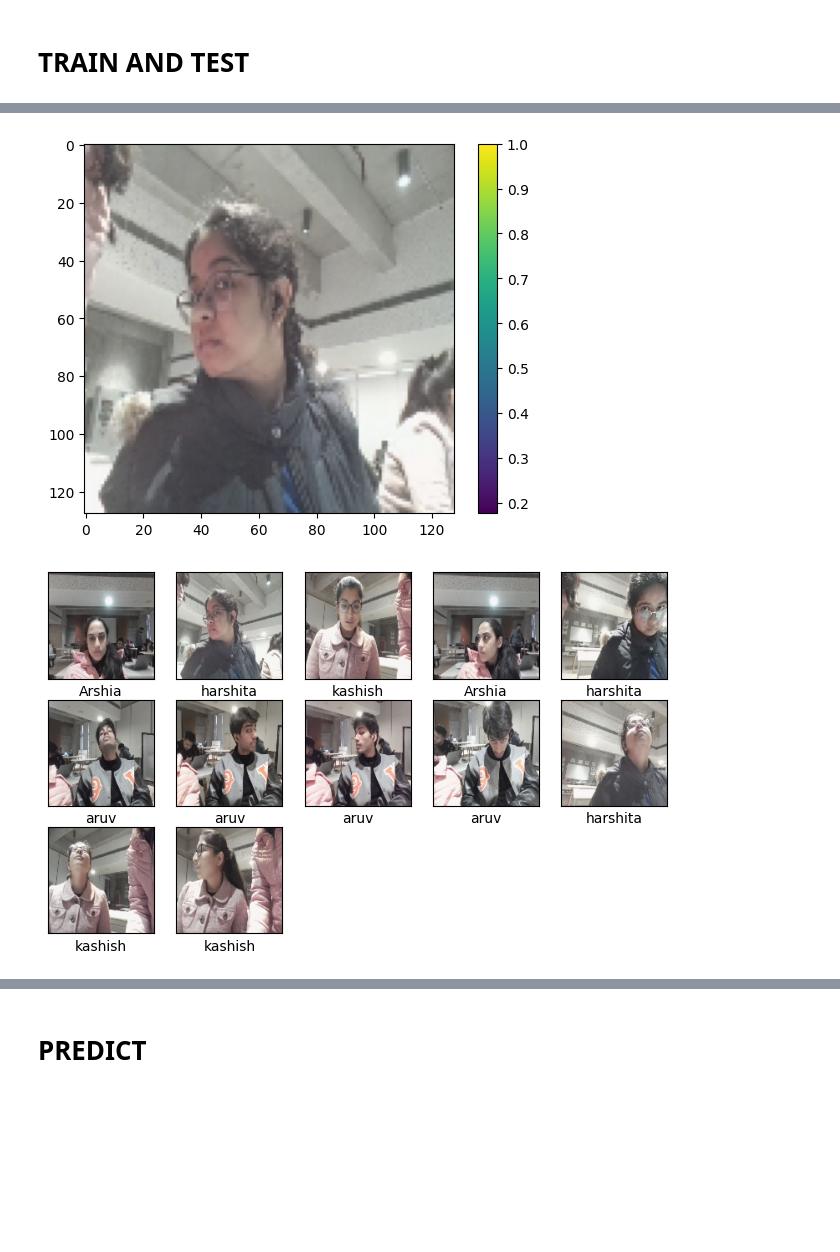
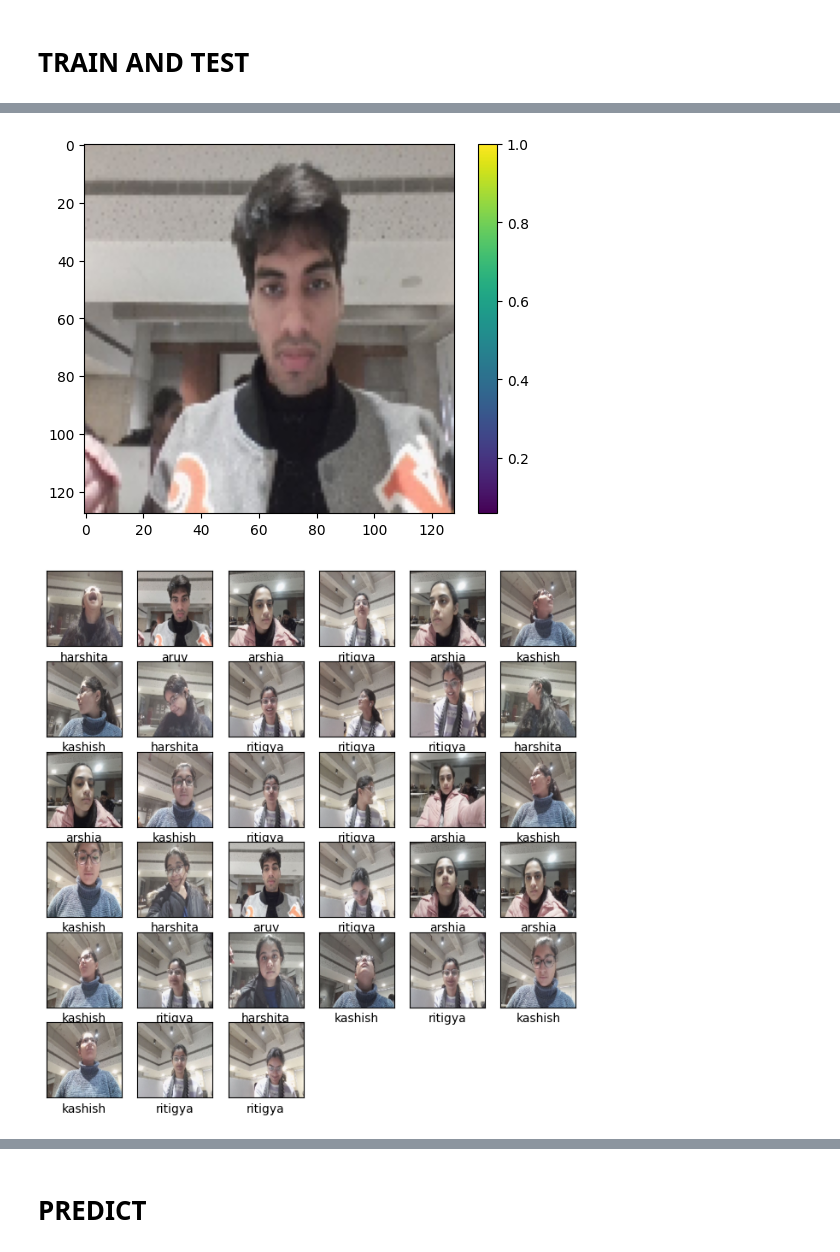
Before and after one commit to arshiabagchi/Face-Recognition-, a Jupyter notebook: face_recognition.ipynb, the cells around one changed output, grey strips where cells are left out. Saved outputs shown, nothing was run; the diff lists cells and outputs as text; code cells hidden in the pictures; blank space fills up the shorter version.

```diff
--- a/face_recognition.ipynb
+++ b/face_recognition.ipynb
@@ -138,8 +152,7 @@ import numpy as np
 from tensorflow.keras.preprocessing.image import load_img, img_to_array
 from sklearn.model_selection import train_test_split
 
-# Path to your dataset
-dataset_dir = "dataset"
+dataset_dir = "/content/drive/MyDrive/facial_recognition_dataset"
 
 # List folders (skip hidden folders like .ipynb_checkpoints)
 class_names = sorted([f for f in os.listdir(dataset_dir) if not f.startswith('.')])
@@ -222,41 +235,24 @@ plt.colorbar()
 plt.grid(False)
 plt.show()
 # %% [output]
-[figure, old version]
+[figure, new version]
 # %%
 import matplotlib.pyplot as plt
 
 num_images = len(train_images)  # Get the number of available images
 
 plt.figure(figsize=(8, 8))  # Adjust figure size
 for i in range(num_images):  # Loop through only existing images
-    plt.subplot(5,5, i + 1)  # Create a 2x2 grid (since you have 4 images)
+    plt.subplot(6,6, i + 1)  # Create a 2x2 grid (since you have 4 images)
     plt.xticks([])
     plt.yticks([])
     plt.grid(False)
     plt.imshow(train_images[i])  # Display the image
     plt.xlabel(class_names[train_labels[i]])  # Show person's name
 
 plt.show()
-
-# import matplotlib.pyplot as plt
-
-# # Visualize a few random images
-# num_images = 6  # You can adjust the number of images to show
-# fig, axes = plt.subplots(1, num_images, figsize=(15, 5))
-
-# for i in range(num_images):
-#     ax = axes[i]
-#     image = train_images[i]  # Use training images (or test_images)
-#     label = train_labels[i]  # Use training labels (or test_labels)
-
-#     ax.imshow(image)
-#     ax.set_title(class_names[label])  # Map label to class name
-#     ax.axis('off')  # Hide axis for better visualization
-
-# plt.show()
 # %% [output]
-[figure, old version]
+[figure, new version]
 # %%
 import tensorflow as tf
 from tensorflow import keras
```
Also changed, not shown: parts of 8 cells of this notebook.
